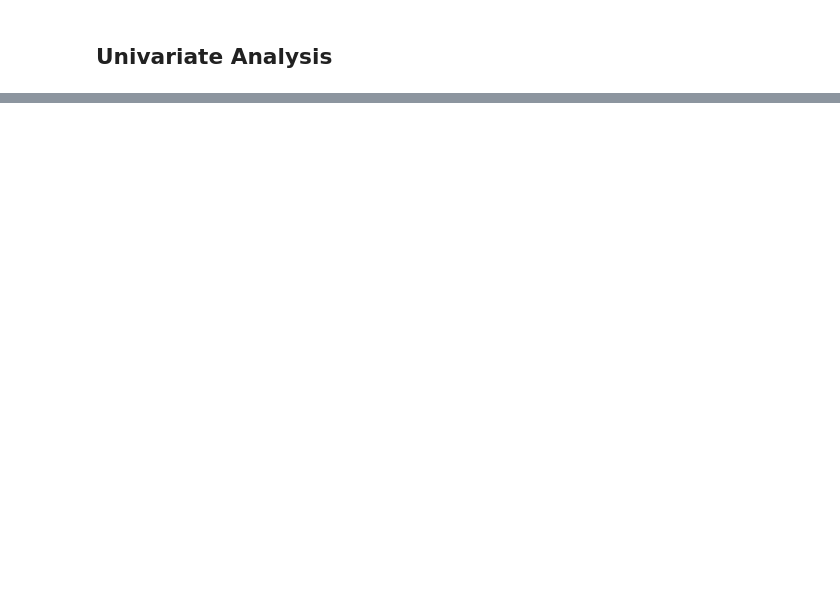
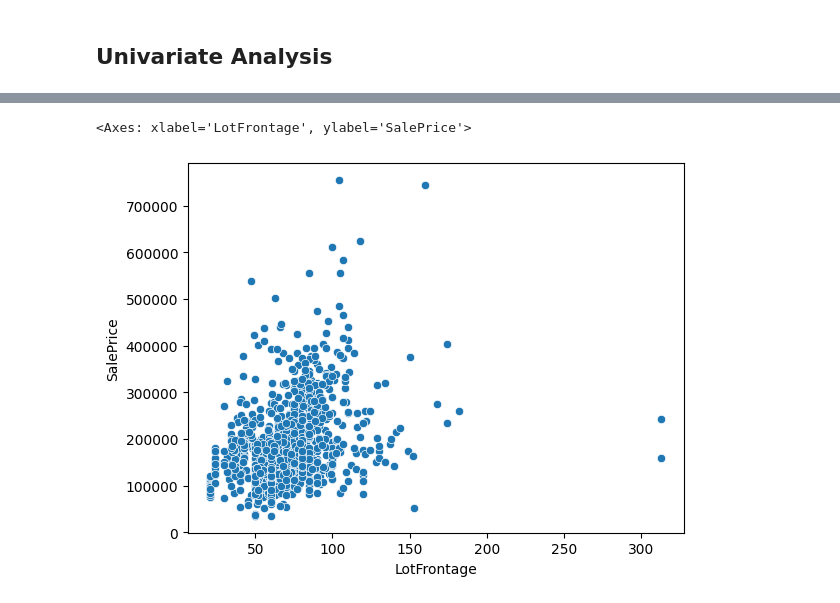
Before and after one commit to sindhura-nk/ML-model-for-House-SalePrice, a Jupyter notebook: House SalePrediction EDA.ipynb, the cells around one changed output, grey strips where cells are left out. Saved outputs shown, nothing was run; the diff lists cells and outputs as text; code cells hidden in the pictures; blank space fills up the shorter version.

```diff
--- a/House SalePrediction EDA.ipynb
+++ b/House SalePrediction EDA.ipynb
@@ -121,0 +172,5 @@ for i in cat:
+# %%
+sns.scatterplot(df,x='LotFrontage',y='SalePrice')
+# %% [output]
+<Axes: xlabel='LotFrontage', ylabel='SalePrice'>
+[figure, added]
```
Also changed, not shown: parts of 21 cells of this notebook.
